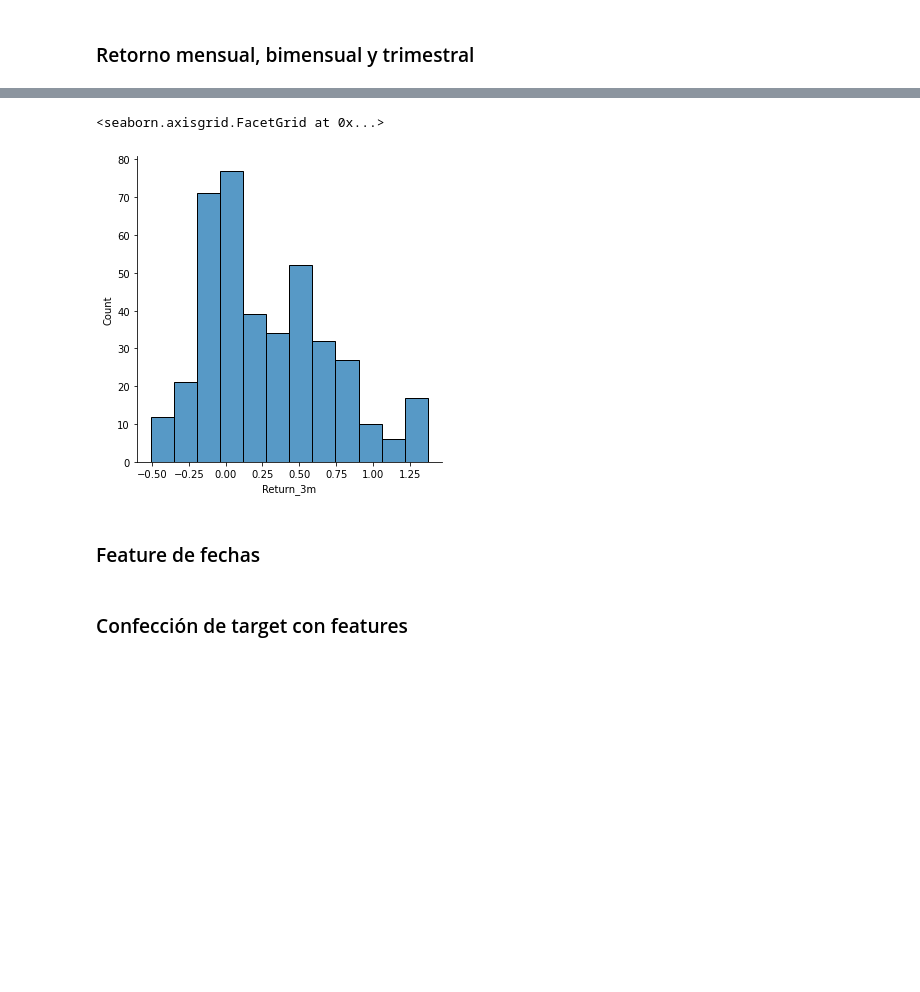
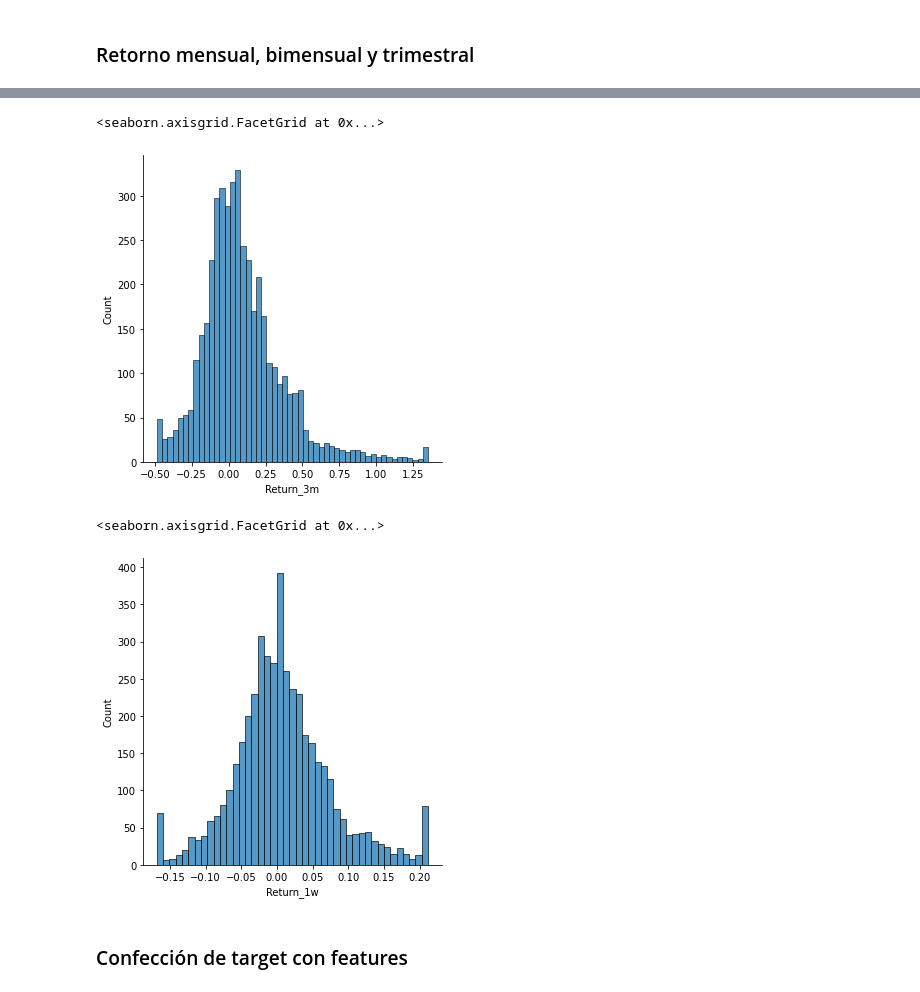
Before and after one commit to cdgn-coding/bcba-algo-trading, a Jupyter notebook: 1_Feature_Engineering.ipynb, the cells around one changed output, grey strips where cells are left out. Cells and saved outputs as stored; diff of their text form; code cells hidden in the pictures; blank space fills up the shorter version.

```diff
--- a/1_Feature_Engineering.ipynb
+++ b/1_Feature_Engineering.ipynb
@@ -149,14 +111,13 @@ sns.displot(data = dataset[dataset.Ticker == "ALUA"], x = "Return_2m")
 # %%
-sns.displot(data = dataset[dataset.Ticker == "ALUA"], x = "Return_3m")
+sns.displot(data = dataset[alua_mask], x = "Return_3m")
 # %% [output]
 <seaborn.axisgrid.FacetGrid at 0x...>
-[figure, old version]
+[figure, new version]
-# %% [markdown]
-### Feature de fechas
-# %%
-dataset['Year'] = dataset.Date.apply(lambda x: x.year)
-dataset['Month'] = dataset.Date.apply(lambda x: x.month)
-dataset['Weekday'] = dataset.Date.apply(lambda x: x.weekday())
+# %%
+sns.displot(data = dataset[alua_mask], x = "Return_1w")
+# %% [output]
+<seaborn.axisgrid.FacetGrid at 0x...>
+[figure, added]
 # %% [markdown]
 ### Confección de target con features
 # %% [markdown]
```
Also changed, not shown: parts of 32 cells of this notebook, 3 other files.
